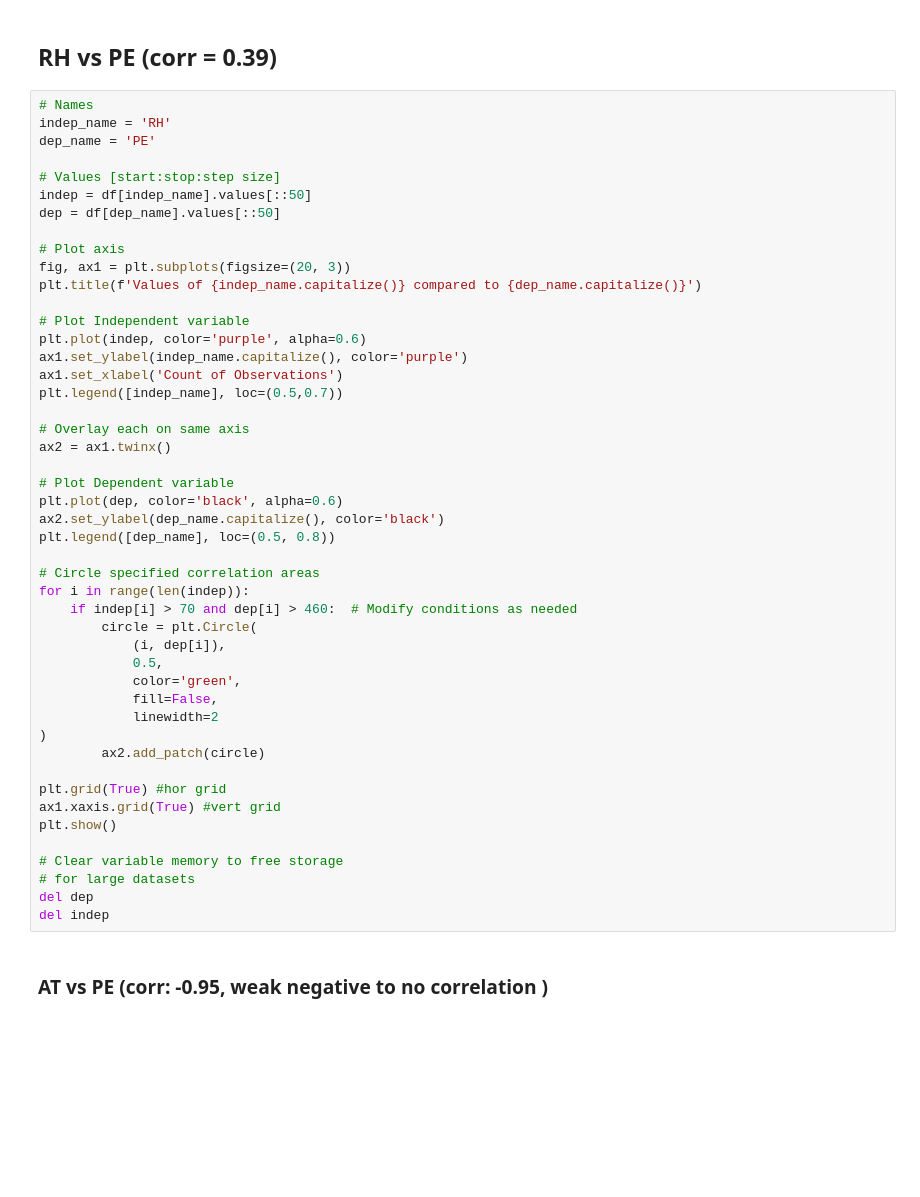
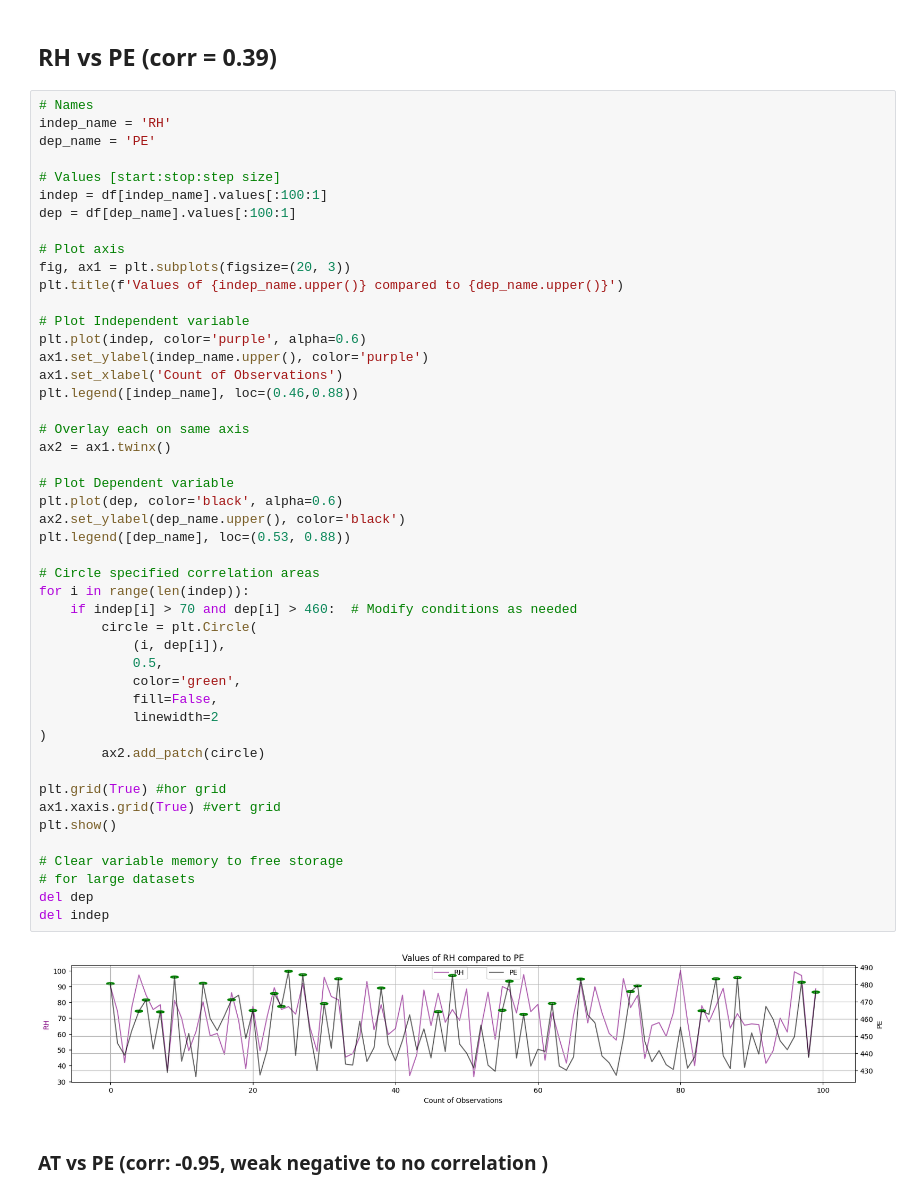
Before and after one commit to isralennon/MSAAI500, a Jupyter notebook: CombinedCyclePowerPlant.ipynb, the cells around one changed output. Cells and saved outputs as stored; diff of their text form; blank space fills up the shorter version.

```diff
--- a/CombinedCyclePowerPlant.ipynb
+++ b/CombinedCyclePowerPlant.ipynb
@@ -155,47 +162,49 @@ indep_name = 'RH'
 dep_name = 'PE'
 
 # Values [start:stop:step size]
-indep = df[indep_name].values[::50]
-dep = df[dep_name].values[::50]
+indep = df[indep_name].values[:100:1]
+dep = df[dep_name].values[:100:1]
 
 # Plot axis
 fig, ax1 = plt.subplots(figsize=(20, 3))
-plt.title(f'Values of {indep_name.capitalize()} compared to {dep_name.capitalize()}')
+plt.title(f'Values of {indep_name.upper()} compared to {dep_name.upper()}')
 
 # Plot Independent variable
 plt.plot(indep, color='purple', alpha=0.6)
-ax1.set_ylabel(indep_name.capitalize(), color='purple')
+ax1.set_ylabel(indep_name.upper(), color='purple')
 ax1.set_xlabel('Count of Observations')
-plt.legend([indep_name], loc=(0.5,0.7))
+plt.legend([indep_name], loc=(0.46,0.88))
 
 # Overlay each on same axis
 ax2 = ax1.twinx()
 
 # Plot Dependent variable
 plt.plot(dep, color='black', alpha=0.6)
-ax2.set_ylabel(dep_name.capitalize(), color='black')
-plt.legend([dep_name], loc=(0.5, 0.8))
+ax2.set_ylabel(dep_name.upper(), color='black')
+plt.legend([dep_name], loc=(0.53, 0.88))
 
 # Circle specified correlation areas
 for i in range(len(indep)):
     if indep[i] > 70 and dep[i] > 460:  # Modify conditions as needed
         circle = plt.Circle(
             (i, dep[i]),
             0.5,
             color='green',
             fill=False,
             linewidth=2
 )
         ax2.add_patch(circle)
 
 plt.grid(True) #hor grid
 ax1.xaxis.grid(True) #vert grid
 plt.show()
 
 # Clear variable memory to free storage
 # for large datasets
 del dep
 del indep
+# %% [output]
+[figure, added]
 # %% [markdown]
 ### AT vs PE (corr: -0.95, weak negative to no correlation )
 # %%
```
Also changed, not shown: parts of 51 cells of this notebook, 8 other files.
